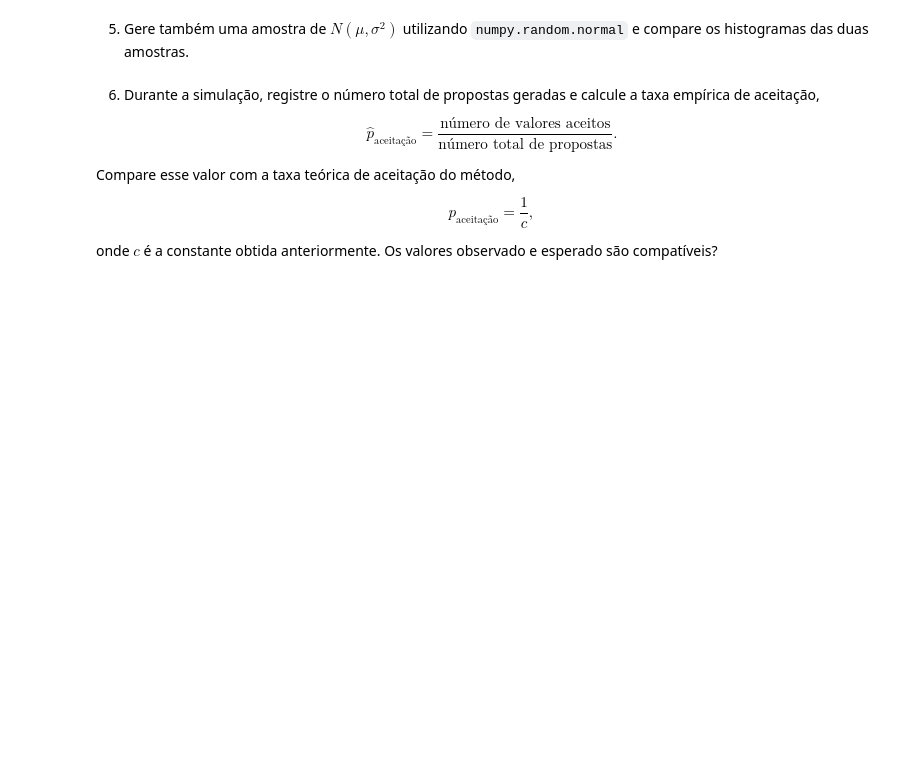
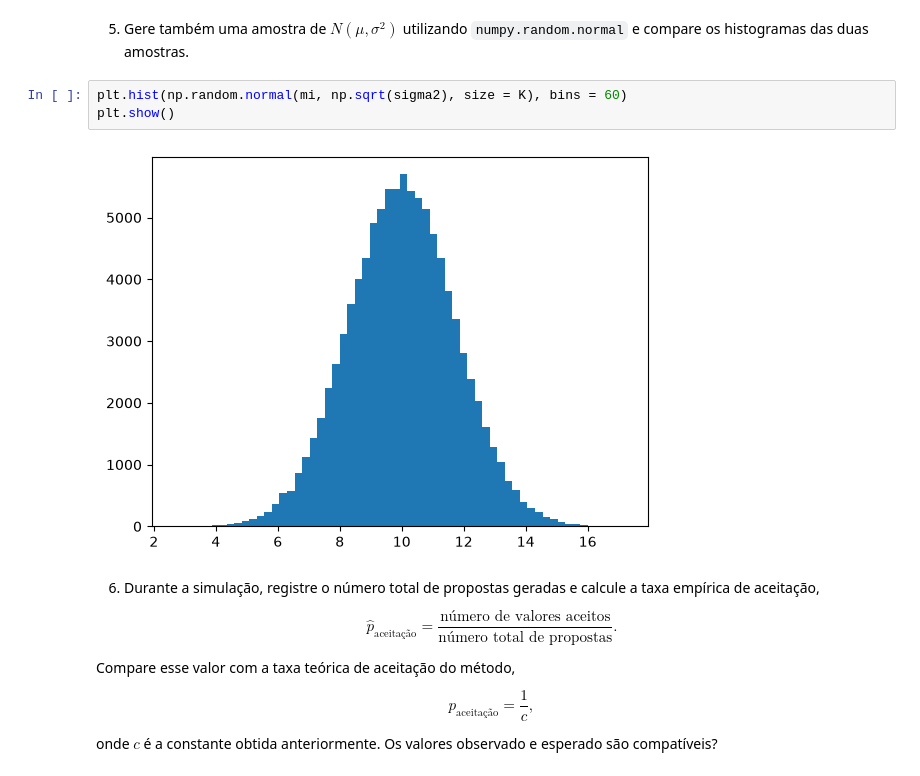
Before and after one commit to BenvenutiMateus/prog-estat, a Jupyter notebook: labs/lab8.ipynb, the cells around one changed output. Drawn from its saved outputs; the diff is of its cells as text; blank space fills up the shorter version.

```diff
--- a/labs/lab8.ipynb
+++ b/labs/lab8.ipynb
@@ -96,5 +112,10 @@ Implemente essa transformação para gerar uma amostra de tamanho $n$ de $N(\mu,
 # %% [markdown]
 5. Gere também uma amostra de $N(\mu,\sigma^2)$ utilizando `numpy.random.normal` e compare os histogramas das duas amostras.
+# %%
+plt.hist(np.random.normal(mi, np.sqrt(sigma2), size = K), bins = 60)
+plt.show()
+# %% [output]
+[figure, added]
 # %% [markdown]
 6. Durante a simulação, registre o número total de propostas geradas e calcule a taxa empírica de aceitação,
 
```
Also changed, not shown: parts of 11 cells of this notebook, 5 other files.
